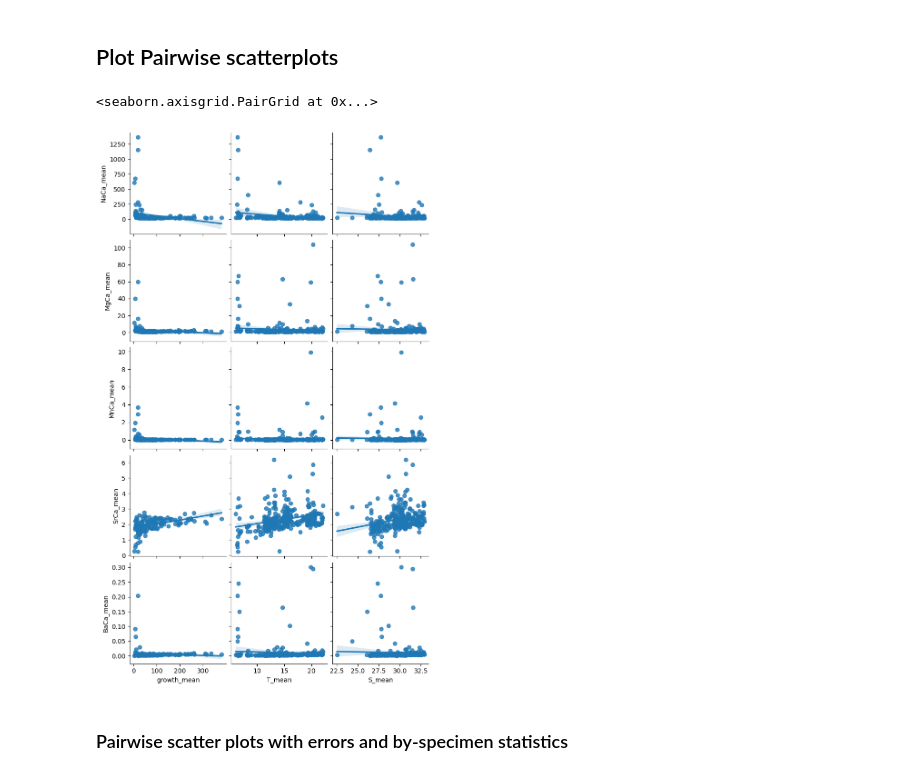
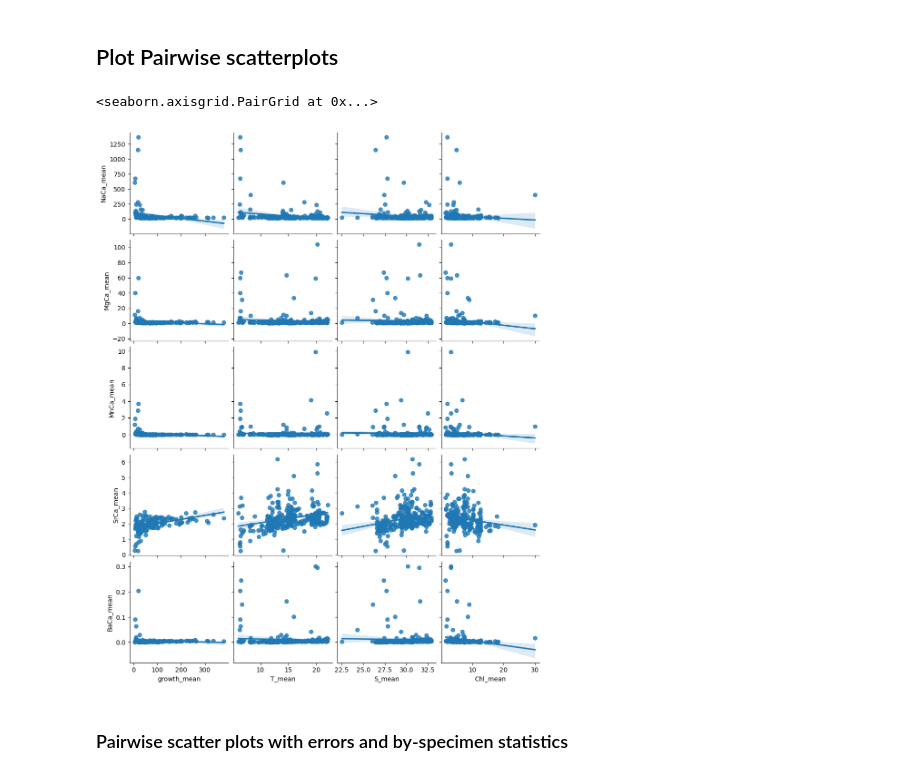
Before and after one commit to nielsjdewinter/Cleanalyze_python, a Jupyter notebook: Regress_plot_TE_env_growth.ipynb, the cells around one changed output. Saved outputs shown, nothing was run; the diff lists cells and outputs as text; code cells hidden in the pictures.

```diff
--- a/Regress_plot_TE_env_growth.ipynb
+++ b/Regress_plot_TE_env_growth.ipynb
@@ -122,6 +124,8 @@ for file in os.listdir(folder_path):
         )
         # Add a column for the specimen name
         file_data['specimen'] = file.split('_')[0]  # Specimen name is the first part of the filename
+        # Add column separating subtidal vs intertidal treatments
+        file_data['treatment'] = 'intertidal' if file.split('_')[1] == 'int' else 'subtidal' if file.split('_')[1] == 'sub' else 'unknown'
         # Concatenate into a single DataFrame
         all_data = pd.concat([all_data, file_data], ignore_index=True)
 
@@ -171,7 +175,7 @@ dtype: object
 ### Summarize elemental, growth and environmental values per specimen and per interval
 # %%
 # Summarize elemental, growth and environmental values per specimen and per interval,
-data_summary = all_data.groupby(['specimen', 'peak']).agg(
+data_summary = all_data.groupby(['specimen', 'peak', 'treatment']).agg(
     NaCa_mean=('23Na/43Ca', 'mean'),
     NaCa_sd=('23Na/43Ca', 'std'),
     MgCa_mean=('25Mg/43Ca', 'mean'),
@@ -188,6 +192,8 @@ data_summary = all_data.groupby(['specimen', 'peak']).agg(
     T_sd=('T', 'std'),
     S_mean=('S', 'mean'),
     S_sd=('S', 'std'),
+    Chl_mean=('Chl', 'mean'),
+    Chl_sd=("Chl", 'std'),
     N=('23Na/43Ca', 'count')
 ).reset_index()
 
@@ -305,12 +316,12 @@ plt.show()
 # %% [markdown]
 ## Plot Pairwise scatterplots
 # %%
-sns.pairplot(data_summary, x_vars=['growth_mean', 'T_mean', 'S_mean'],
+sns.pairplot(data_summary, x_vars=['growth_mean', 'T_mean', 'S_mean', 'Chl_mean'],
                    y_vars=['NaCa_mean', 'MgCa_mean', 'MnCa_mean', 'SrCa_mean', 'BaCa_mean'],
                    kind='reg')
 # %% [output]
 <seaborn.axisgrid.PairGrid at 0x...>
-[figure, old version]
+[figure, new version]
 # %% [markdown]
 ### Pairwise scatter plots with errors and by-specimen statistics
 # %%
```
Also changed, not shown: parts of 31 cells of this notebook, 14 other files.
